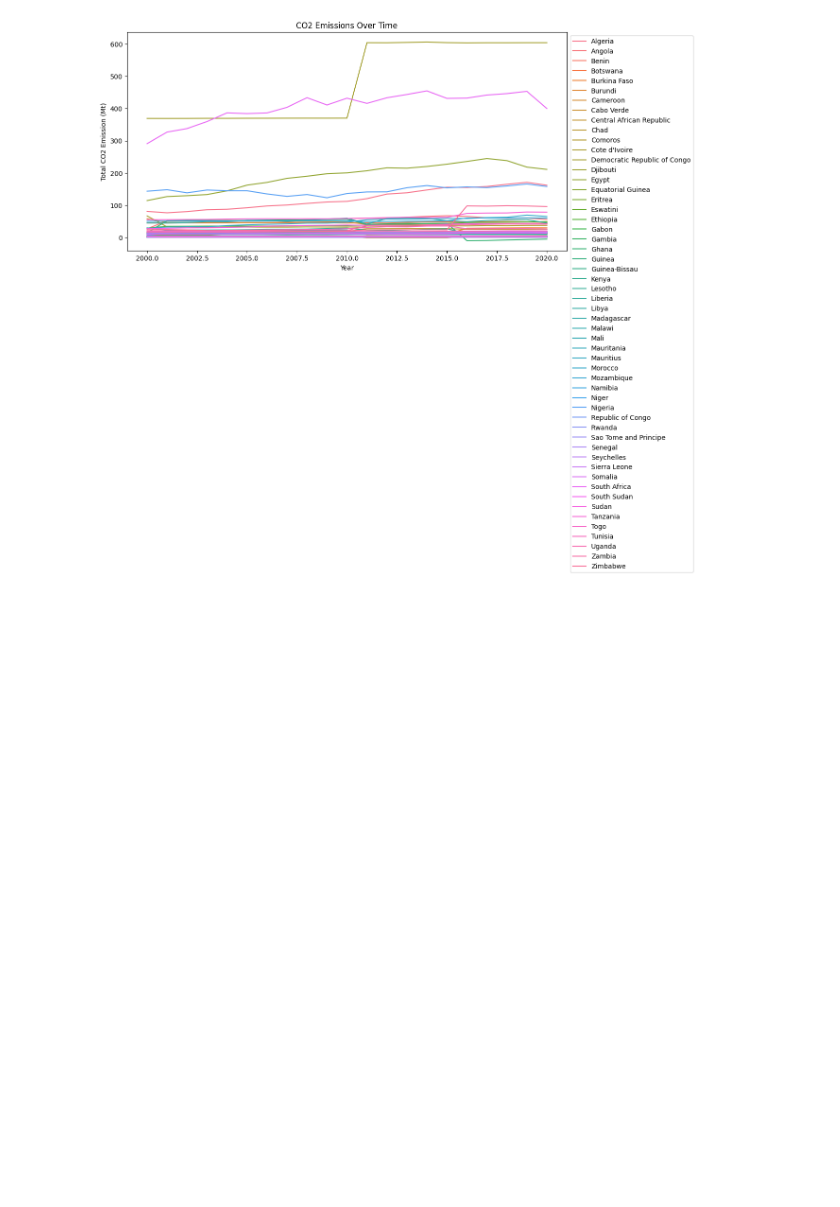
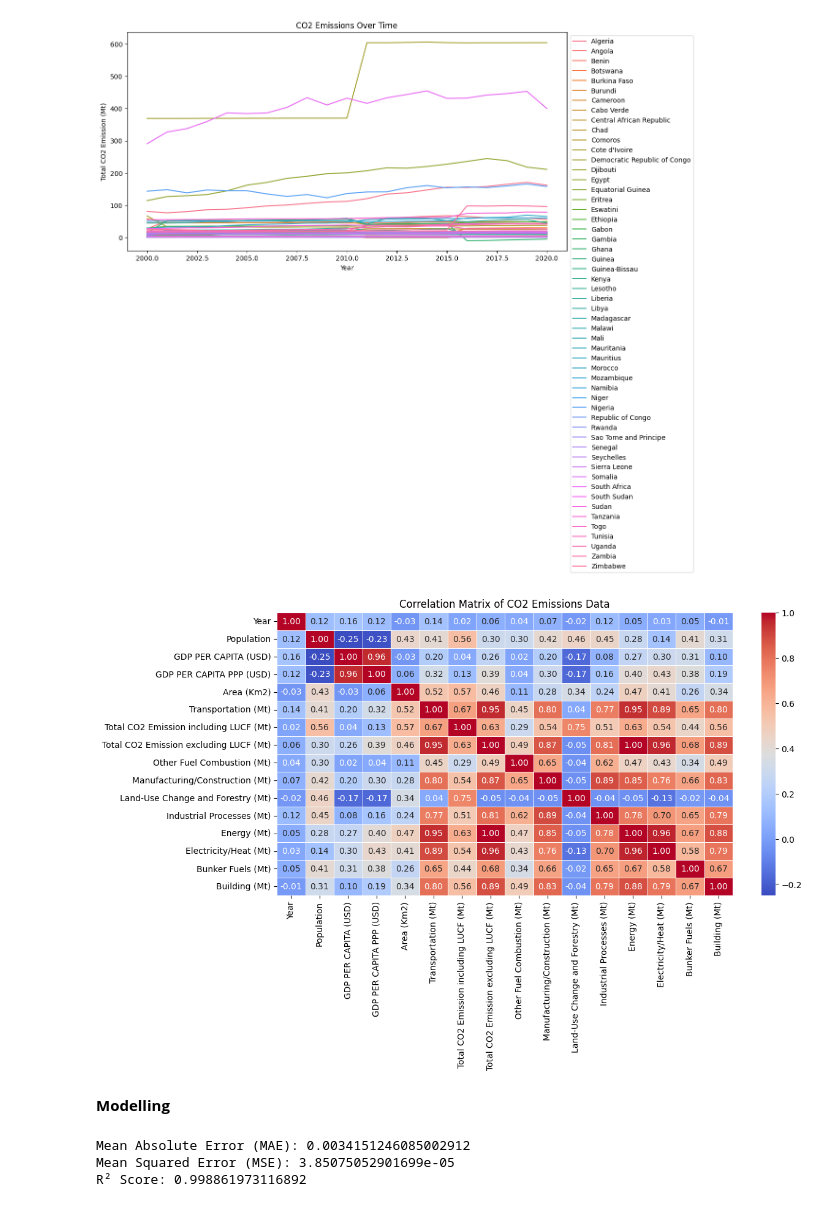
Before and after one commit to Ndegi-4/First_trial, a Jupyter notebook: carbon-emissions-data-analysis.ipynb, the cells around one changed output. Drawn from its saved outputs; the diff is of its cells as text; code cells hidden in the pictures; blank space fills up the shorter version.

Commit message:
Kaggle Notebook | Carbon Emissions Data Analysis | Version 2

```diff
--- a/carbon-emissions-data-analysis.ipynb
+++ b/carbon-emissions-data-analysis.ipynb
@@ -189,3 +189,46 @@ plt.legend(loc='upper left', bbox_to_anchor=(1,1))
 plt.show()
 # %% [output]
 [figure]
+# %%
+# Compute the correlation matrix
+corr_matrix = df_scaled.corr(numeric_only=True)
+
+# Plot heatmap
+plt.figure(figsize=(12, 6))
+sns.heatmap(corr_matrix, annot=True, cmap='coolwarm', fmt=".2f", linewidths=0.5)
+plt.title('Correlation Matrix of CO2 Emissions Data')
+plt.show()
+# %% [output]
+[figure, added]
+# %% [markdown]
+**Modelling**
+# %%
+from sklearn.model_selection import train_test_split
+from sklearn.linear_model import LinearRegression
+from sklearn.metrics import mean_absolute_error, mean_squared_error, r2_score
+
+# Select features (independent variables) and target (dependent variable)
+features = ["Transportation (Mt)", "Land-Use Change and Forestry (Mt)", "Energy (Mt)"]
+target = "Total CO2 Emission including LUCF (Mt)"
+
+X = df_scaled[features]
+y = df_scaled[target]
+
+# Split dataset into training (80%) and testing (20%)
+X_train, X_test, y_train, y_test = train_test_split(X, y, test_size=0.2, random_state=42)
+
+# Train a regression model
+regressor = LinearRegression()
+regressor.fit(X_train, y_train)
+
+# Predict CO₂ emissions
+y_pred = regressor.predict(X_test)
+
+# Evaluate the model
+print("Mean Absolute Error (MAE):", mean_absolute_error(y_test, y_pred))
+print("Mean Squared Error (MSE):", mean_squared_error(y_test, y_pred))
+print("R² Score:", r2_score(y_test, y_pred))
+# %% [output]
+Mean Absolute Error (MAE): 0.0034151246085002912
+Mean Squared Error (MSE): 3.85075052901699e-05
+R² Score: 0.998861973116892
```
